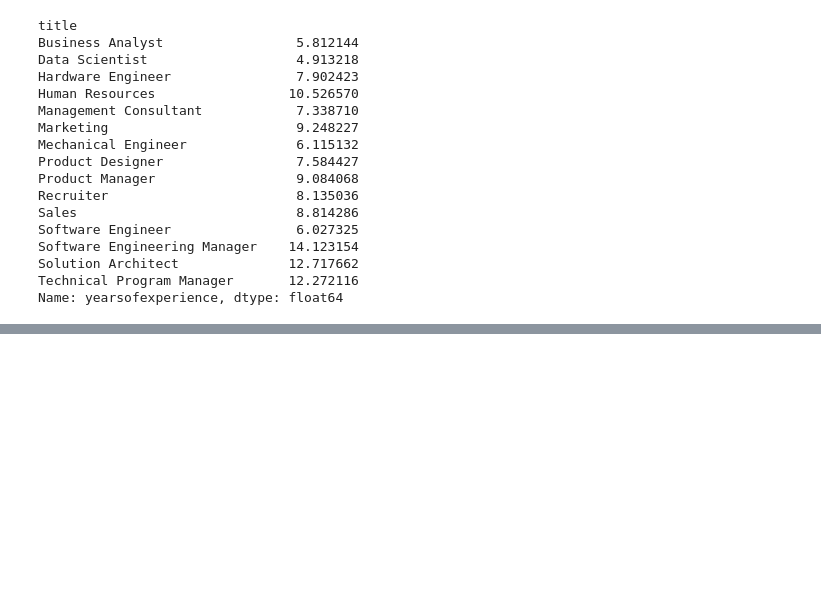
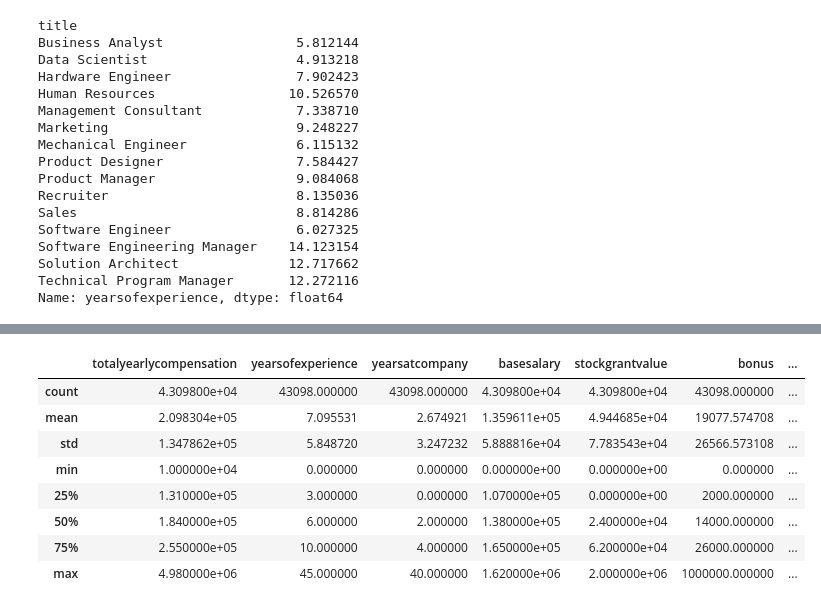
Before and after one commit to ryand0n/SC2022-BatchC-electric-pythons, a Jupyter notebook: Aadya Aradhyula/EDA.ipynb, the cells around one changed output, grey strips where cells are left out. Cells and saved outputs as stored; diff of their text form; code cells hidden in the pictures; blank space fills up the shorter version.

```diff
--- a/Aadya Aradhyula/EDA.ipynb
+++ b/Aadya Aradhyula/EDA.ipynb
@@ -301,0 +343,12 @@ px.scatter(df, x = 'basesalary' , y = 'yearsofexperience', title = 'Correlation
+# %%
+df.describe()
+# %% [output]
+|  | totalyearlycompensation | yearsofexperience | yearsatcompany | basesalary | stockgrantvalue | bonus | ... |
+| count | 4.309800e+04 | 43098.000000 | 43098.000000 | 4.309800e+04 | 4.309800e+04 | 43098.000000 | ... |
+| mean | 2.098304e+05 | 7.095531 | 2.674921 | 1.359611e+05 | 4.944685e+04 | 19077.574708 | ... |
+| std | 1.347862e+05 | 5.848720 | 3.247232 | 5.888816e+04 | 7.783543e+04 | 26566.573108 | ... |
+| min | 1.000000e+04 | 0.000000 | 0.000000 | 0.000000e+00 | 0.000000e+00 | 0.000000 | ... |
+| 25% | 1.310000e+05 | 3.000000 | 0.000000 | 1.070000e+05 | 0.000000e+00 | 2000.000000 | ... |
+| 50% | 1.840000e+05 | 6.000000 | 2.000000 | 1.380000e+05 | 2.400000e+04 | 14000.000000 | ... |
+| 75% | 2.550000e+05 | 10.000000 | 4.000000 | 1.650000e+05 | 6.200000e+04 | 26000.000000 | ... |
+| max | 4.980000e+06 | 45.000000 | 40.000000 | 1.620000e+06 | 2.000000e+06 | 1000000.000000 | ... |
```
Also changed, not shown: parts of 11 cells of this notebook, 18 other files.
